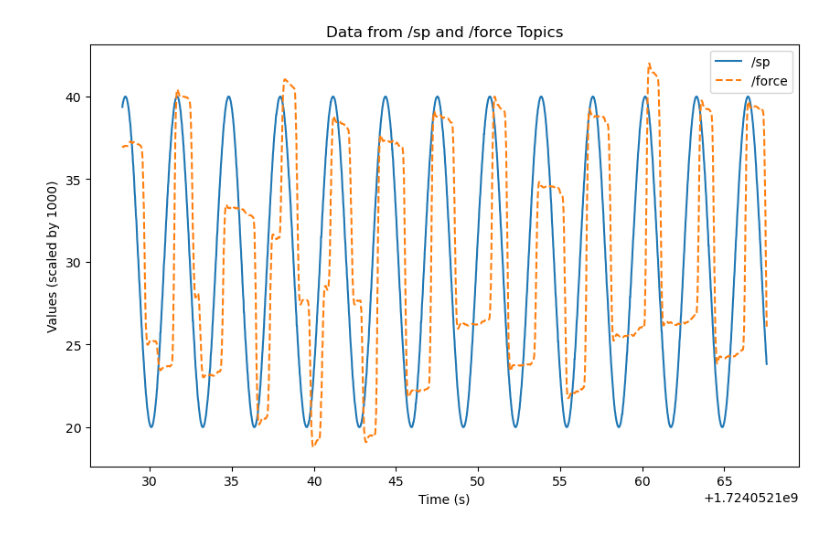
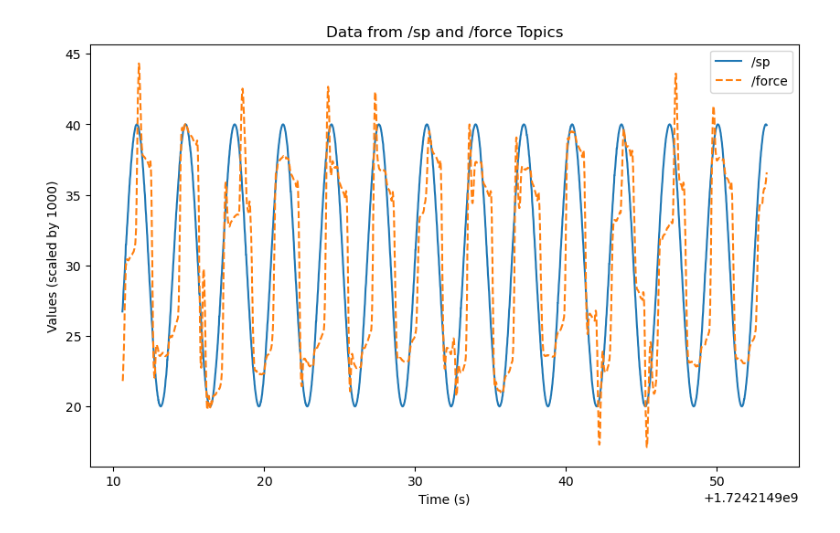
Before and after one commit to ok701/ros2_data, a Jupyter notebook: bag2plot.ipynb, the cells around one changed output. Drawn from its saved outputs; the diff is of its cells as text; code cells hidden in the pictures.

```diff
--- a/bag2plot.ipynb
+++ b/bag2plot.ipynb
@@ -12,8 +12,9 @@ rclpy.init()
 # rclpy.init()
 
 # rosbag2의 SQLite 파일에 연결
-db_path = '/home/awear/ros2_data/rosbag2_2024_08_19-16_22_08/rosbag2_2024_08_19-16_22_08_0.db3' # spring달고 기본 PID rpdls 0.2, 0.01, 0.001
+# db_path = '/home/awear/ros2_data/rosbag2_2024_08_19-16_22_08/rosbag2_2024_08_19-16_22_08_0.db3' # spring달고 기본 PID rpdls 0.2, 0.01, 0.001
 # db_path = '/home/awear/ros2_data/rosbag2_2024_08_19-18_35_29/rosbag2_2024_08_19-18_35_29_0.db3' # spring달고 기본 PID rpdls 0.2, 0.01, 0.001 + T:9 V:1.7
+# db_path = '/home/awear/ros2_data/rosbag2_2024_08_21-13_35_10/rosbag2_2024_08_21-13_35_10_0.db3'  # spring달고 기본 PID rpdls 0.2, 0.01, 0.001 + 에러기준 th 3 co:1 + ll : F_L : -1, v:20
 # db_path = '/home/awear/ros2_data/rosbag2_2024_08_19-18_38_48/rosbag2_2024_08_19-18_38_48_0.db3' # spring달고 기본 PID rpdls 0.2, 0.01, 0.001 + T:9 V:1.7 + th 0.5 co:1.1
 conn = sqlite3.connect(db_path)
 cursor = conn.cursor()
@@ -26,34 +27,34 @@ def get_topic_data(topic_name, msg_type):
 
     msg_class = get_message(msg_type)
 
     for row in cursor.fetchall():
         timestamp = row[0] / 1e9  # 나노초를 초로 변환
         serialized_data = row[1]
         msg = deserialize_message(serialized_data, msg_class)
         timestamps.append(timestamp)
         data_values.append(msg.data / 1000.0)  # 값을 1000으로 나눔
 
     return np.array(timestamps), np.array(data_values)
 
 # /sp 토픽 데이터 가져오기
 sp_timestamps, sp_values = get_topic_data('/sp', 'std_msgs/msg/Int32')
 
 # /force 토픽 데이터 가져오기
 force_timestamps, force_values = get_topic_data('/force', 'std_msgs/msg/Int32')
 
 conn.close()
 
 # 데이터를 플롯
 plt.figure(figsize=(10, 6))
 plt.plot(sp_timestamps, sp_values, label='/sp')
 plt.plot(force_timestamps, force_values, label='/force', linestyle='--')
 plt.xlabel('Time (s)')
 plt.ylabel('Values (scaled by 1000)')
 plt.title('Data from /sp and /force Topics')
 plt.legend()
 plt.show()
 # %% [output]
-[figure, old version]
+[figure, new version]
 # %%
 
 # 에러 계산 (동일한 시간축을 사용한다고 가정)
```
Also changed, not shown: parts of 3 cells of this notebook, 7 other files.
